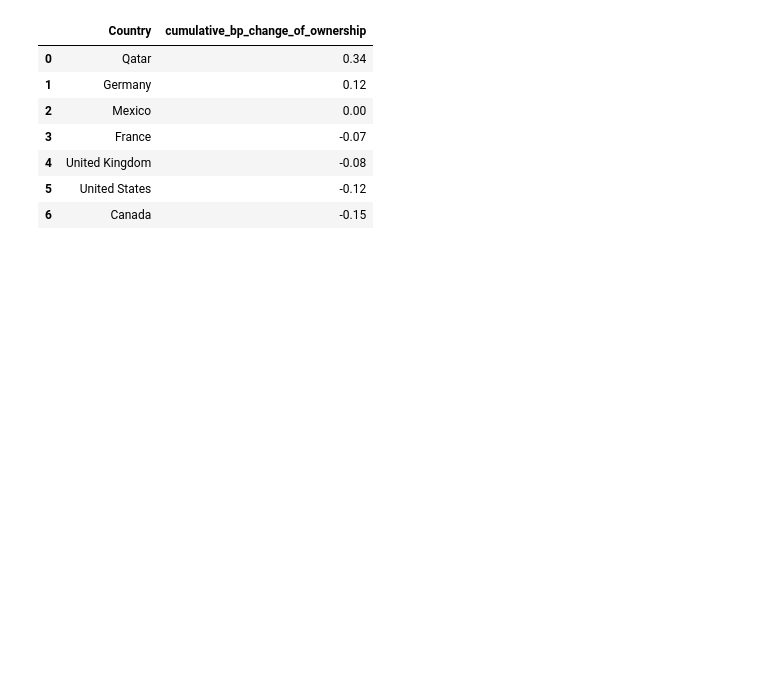
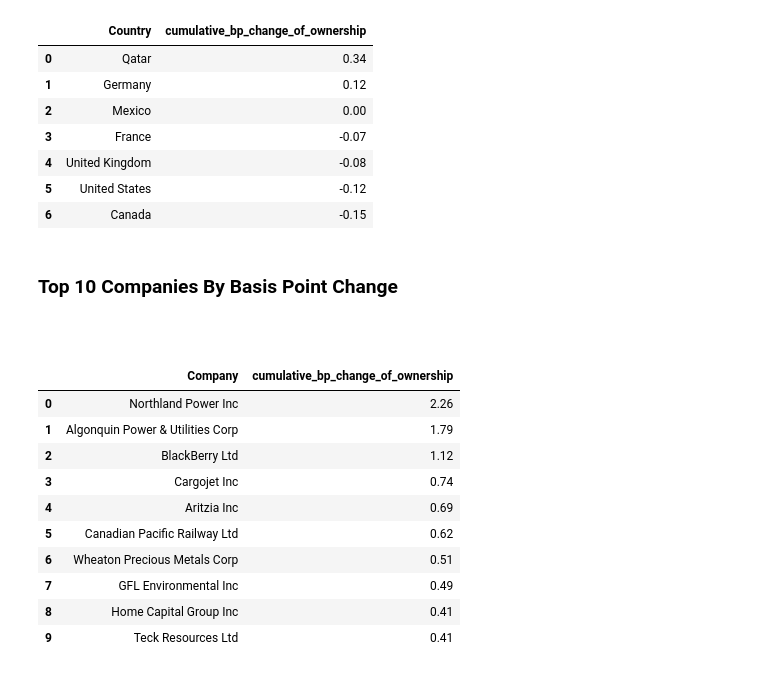
Before and after one commit to RoryAJames/NorwegianOilFund, a Jupyter notebook: testing.ipynb, the cells around one changed output. Cells and saved outputs as stored; diff of their text form; code cells hidden in the pictures; blank space fills up the shorter version.

```diff
--- a/testing.ipynb
+++ b/testing.ipynb
@@ -263,3 +279,22 @@ ownership_change_country_dynamic_df
 | 4 | United Kingdom | -0.08 |
 | 5 | United States | -0.12 |
 | 6 | Canada | -0.15 |
+# %% [markdown]
+### Top 10 Companies By Basis Point Change
+# %% [markdown]
+###
+# %%
+top10_ownership_change_company_dynamic_df = run_query_dynamic_country('SQL/dynamic/top10_ownership_change_company_multiselect.sql', 3, ['Canada'])
+top10_ownership_change_company_dynamic_df
+# %% [output]
+|  | Company | cumulative_bp_change_of_ownership |
+| 0 | Northland Power Inc | 2.26 |
+| 1 | Algonquin Power & Utilities Corp | 1.79 |
+| 2 | BlackBerry Ltd | 1.12 |
+| 3 | Cargojet Inc | 0.74 |
+| 4 | Aritzia Inc | 0.69 |
+| 5 | Canadian Pacific Railway Ltd | 0.62 |
+| 6 | Wheaton Precious Metals Corp | 0.51 |
+| 7 | GFL Environmental Inc | 0.49 |
+| 8 | Home Capital Group Inc | 0.41 |
+| 9 | Teck Resources Ltd | 0.41 |
```
Also changed, not shown: parts of 5 cells of this notebook, 6 other files.
